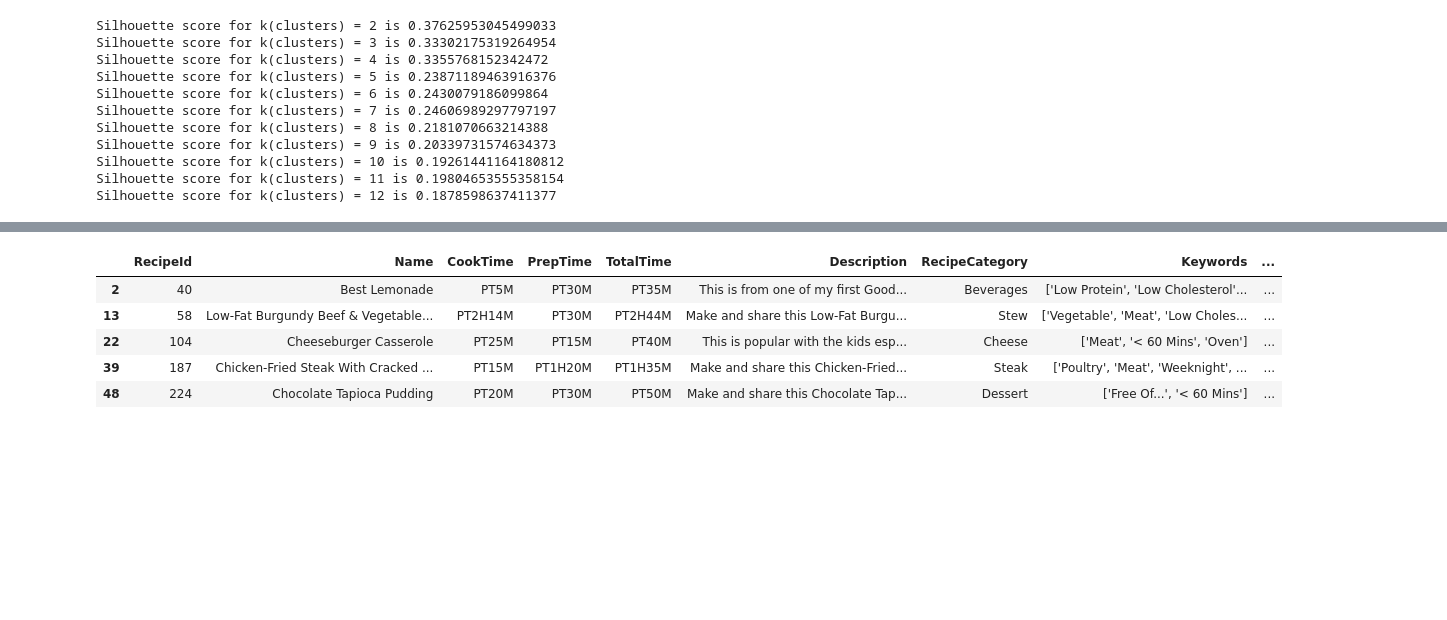
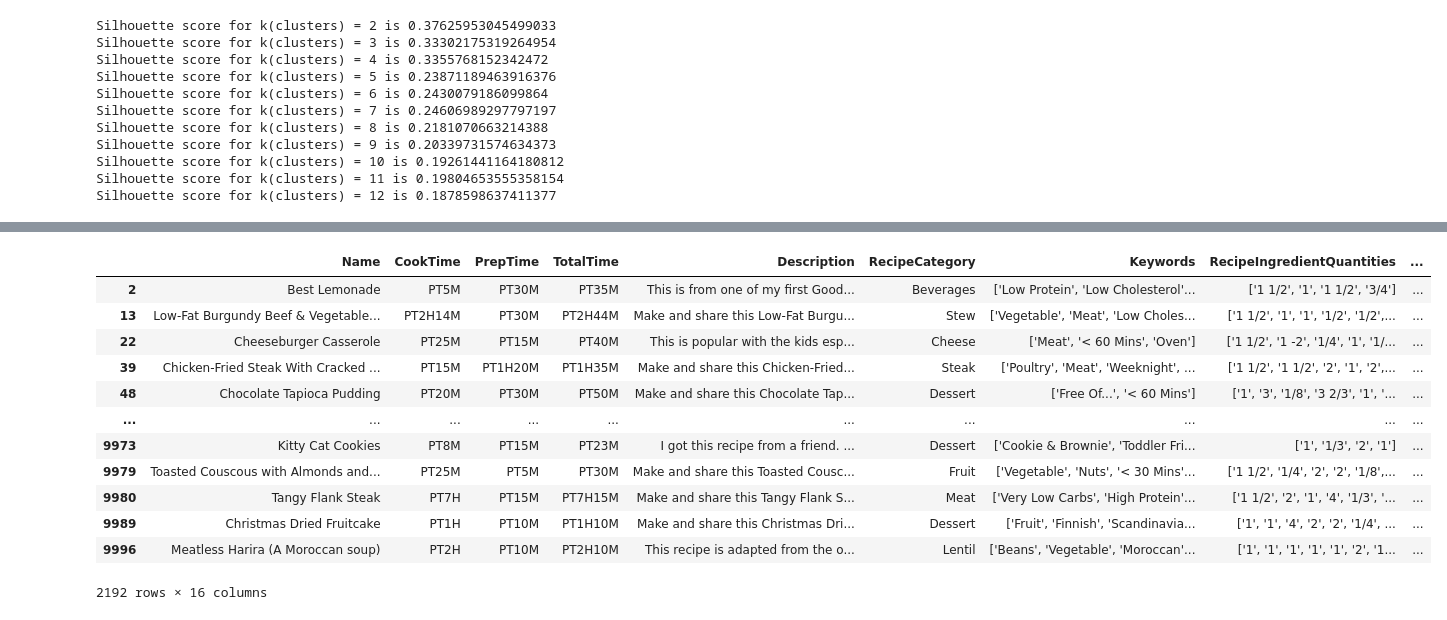
Before and after one commit to kikottoni/recipe_recommendation, a Jupyter notebook: Rec.sis_v2/Notebook/recipe_model.ipynb, the cells around one changed output, grey strips where cells are left out. Saved outputs shown, nothing was run; the diff lists cells and outputs as text; code cells hidden in the pictures; blank space fills up the shorter version.

```diff
--- a/Rec.sis_v2/Notebook/recipe_model.ipynb
+++ b/Rec.sis_v2/Notebook/recipe_model.ipynb
@@ -411,6 +390,6 @@ plt.show()
 ### EDA 2
 # %%
 #dropando colunas adicionais:
-recipes.drop(columns=['RecipeId', 'CookTime', 'PrepTime', 'TotalTime', 'reviews_in_dict', ], inplace=True)
+recipes.drop(columns=['CookTime', 'PrepTime', 'TotalTime', 'reviews_in_dict', ], inplace=True)
 recipes.head()
 # %% [output]
@@ -638,9 +628,16 @@ filtro_0 = recipes_final[recipes_final.Clusters == 0]
 # %%
-filtro_0.head()
+filtro_0
 # %% [output]
-|  | RecipeId | Name | CookTime | PrepTime | TotalTime | Description | RecipeCategory | Keywords | ... |
-| 2 | 40 | Best Lemonade | PT5M | PT30M | PT35M | This is from one of my first Good... | Beverages | ['Low Protein', 'Low Cholesterol'... | ... |
-| 13 | 58 | Low-Fat Burgundy Beef & Vegetable... | PT2H14M | PT30M | PT2H44M | Make and share this Low-Fat Burgu... | Stew | ['Vegetable', 'Meat', 'Low Choles... | ... |
-| 22 | 104 | Cheeseburger Casserole | PT25M | PT15M | PT40M | This is popular with the kids esp... | Cheese | ['Meat', '< 60 Mins', 'Oven'] | ... |
-| 39 | 187 | Chicken-Fried Steak With Cracked ... | PT15M | PT1H20M | PT1H35M | Make and share this Chicken-Fried... | Steak | ['Poultry', 'Meat', 'Weeknight', ... | ... |
-| 48 | 224 | Chocolate Tapioca Pudding | PT20M | PT30M | PT50M | Make and share this Chocolate Tap... | Dessert | ['Free Of...', '< 60 Mins'] | ... |
+|  | Name | CookTime | PrepTime | TotalTime | Description | RecipeCategory | Keywords | RecipeIngredientQuantities | ... |
+| 2 | Best Lemonade | PT5M | PT30M | PT35M | This is from one of my first Good... | Beverages | ['Low Protein', 'Low Cholesterol'... | ['1 1/2', '1', '1 1/2', '3/4'] | ... |
+| 13 | Low-Fat Burgundy Beef & Vegetable... | PT2H14M | PT30M | PT2H44M | Make and share this Low-Fat Burgu... | Stew | ['Vegetable', 'Meat', 'Low Choles... | ['1 1/2', '1', '1', '1/2', '1/2',... | ... |
+| 22 | Cheeseburger Casserole | PT25M | PT15M | PT40M | This is popular with the kids esp... | Cheese | ['Meat', '< 60 Mins', 'Oven'] | ['1 1/2', '1 -2', '1/4', '1', '1/... | ... |
+| 39 | Chicken-Fried Steak With Cracked ... | PT15M | PT1H20M | PT1H35M | Make and share this Chicken-Fried... | Steak | ['Poultry', 'Meat', 'Weeknight', ... | ['1 1/2', '1 1/2', '2', '1', '2',... | ... |
+| 48 | Chocolate Tapioca Pudding | PT20M | PT30M | PT50M | Make and share this Chocolate Tap... | Dessert | ['Free Of...', '< 60 Mins'] | ['1', '3', '1/8', '3 2/3', '1', '... | ... |
+| ... | ... | ... | ... | ... | ... | ... | ... | ... | ... |
+| 9973 | Kitty Cat Cookies | PT8M | PT15M | PT23M | I got this recipe from a friend. ... | Dessert | ['Cookie & Brownie', 'Toddler Fri... | ['1', '1/3', '2', '1'] | ... |
+| 9979 | Toasted Couscous with Almonds and... | PT25M | PT5M | PT30M | Make and share this Toasted Cousc... | Fruit | ['Vegetable', 'Nuts', '< 30 Mins'... | ['1 1/2', '1/4', '2', '2', '1/8',... | ... |
+| 9980 | Tangy Flank Steak | PT7H | PT15M | PT7H15M | Make and share this Tangy Flank S... | Meat | ['Very Low Carbs', 'High Protein'... | ['1 1/2', '2', '1', '4', '1/3', '... | ... |
+| 9989 | Christmas Dried Fruitcake | PT1H | PT10M | PT1H10M | Make and share this Christmas Dri... | Dessert | ['Fruit', 'Finnish', 'Scandinavia... | ['1', '1', '4', '2', '2', '1/4', ... | ... |
+| 9996 | Meatless Harira (A Moroccan soup) | PT2H | PT10M | PT2H10M | This recipe is adapted from the o... | Lentil | ['Beans', 'Vegetable', 'Moroccan'... | ['1', '1', '1', '1', '1', '2', '1... | ... |
+2192 rows × 16 columns
```
Also changed, not shown: parts of 29 cells of this notebook.
